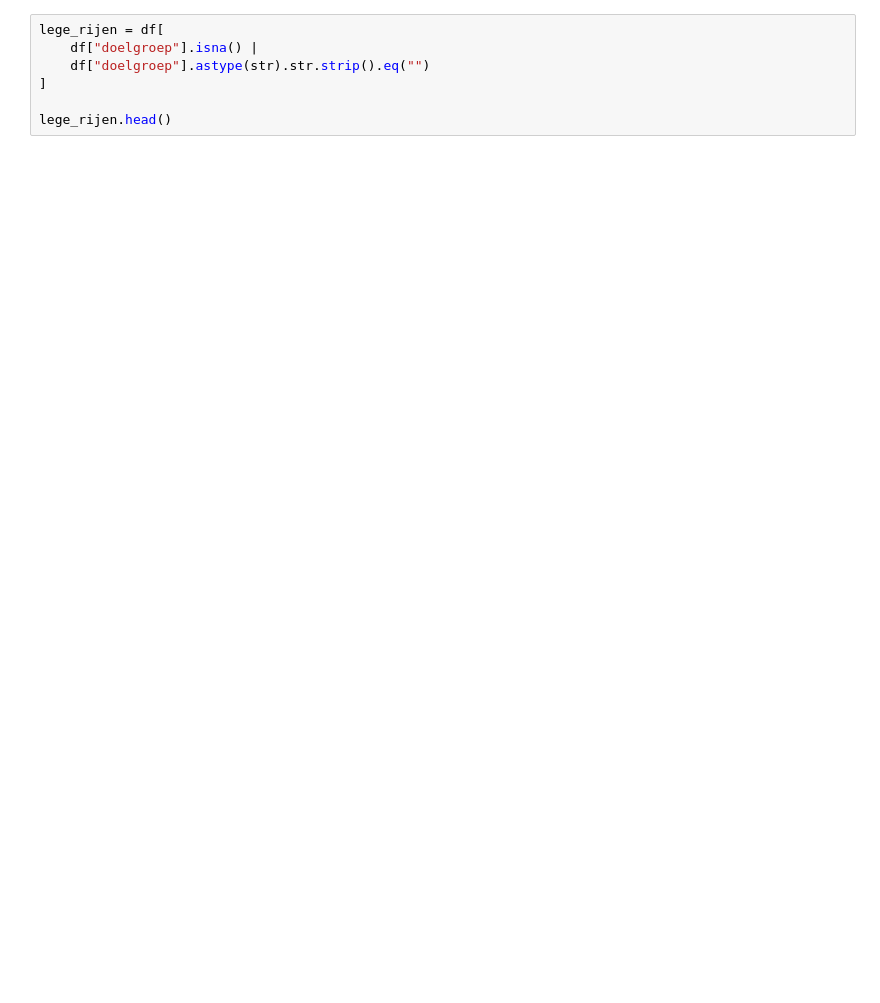
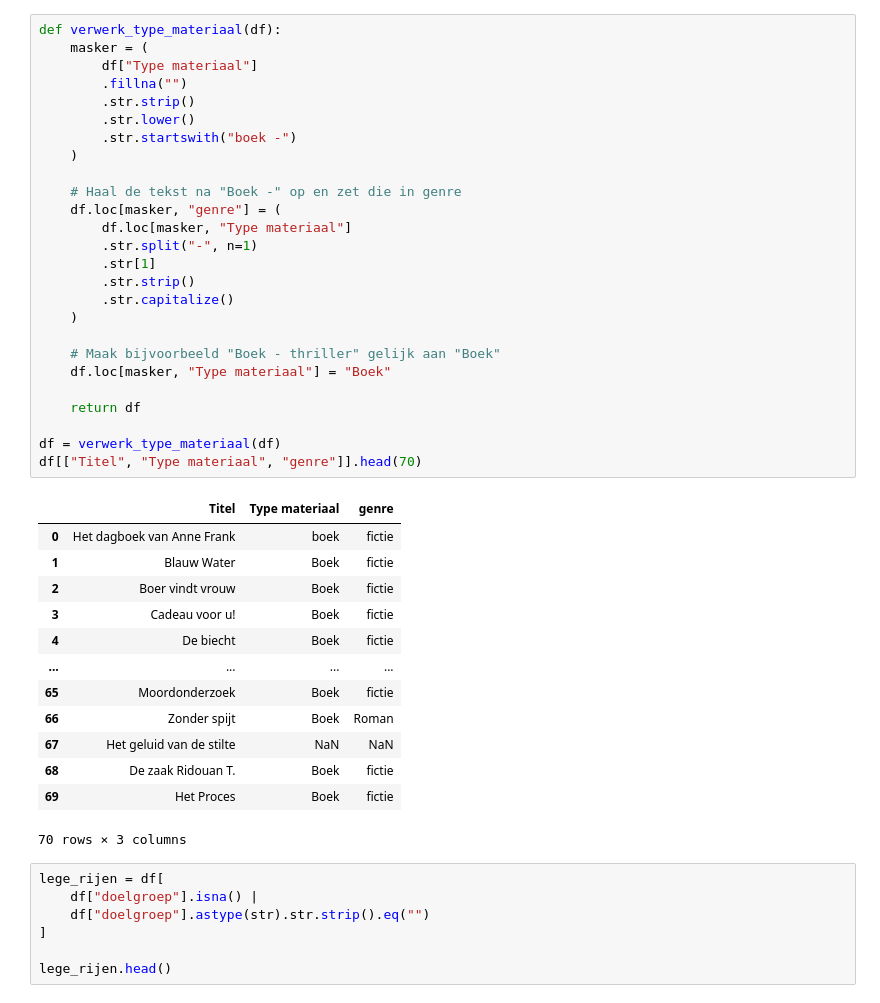
Before and after one commit to Adoow14/LU2_AI, a Jupyter notebook: AI_Prototype_LU2.ipynb, the cells around one changed output. Drawn from its saved outputs; the diff is of its cells as text; blank space fills up the shorter version.

```diff
--- a/AI_Prototype_LU2.ipynb
+++ b/AI_Prototype_LU2.ipynb
@@ -315,6 +205,46 @@ df.iloc[156:158]
 |  | Titel | Auteur | Korte omschrijving | Type materiaal | Niveau | genre | trefwoorden | taal | ... |
 | 156 | Tekorten zorgpersoneel nemen snel... | NOS | Zorg, arbeidsmarkt | online artikel | 3F | informatief | NaN | Nederlands | ... |
 | 157 | Nieuwe generatie fysiotherapeuten... | Sander Zurhake (NOS) | Fysiotherapie, zorg | online artikel | 3F | informatief | NaN | Nederlands | ... |
+# %%
+def verwerk_type_materiaal(df):
+    masker = (
+        df["Type materiaal"]
+        .fillna("")
+        .str.strip()
+        .str.lower()
+        .str.startswith("boek -")
+    )
+
+    # Haal de tekst na "Boek -" op en zet die in genre
+    df.loc[masker, "genre"] = (
+        df.loc[masker, "Type materiaal"]
+        .str.split("-", n=1)
+        .str[1]
+        .str.strip()
+        .str.capitalize()
+    )
+
+    # Maak bijvoorbeeld "Boek - thriller" gelijk aan "Boek"
+    df.loc[masker, "Type materiaal"] = "Boek"
+
+    return df
+
+df = verwerk_type_materiaal(df)
+df[["Titel", "Type materiaal", "genre"]].head(70)
+# %% [output]
+|  | Titel | Type materiaal | genre |
+| 0 | Het dagboek van Anne Frank | boek | fictie |
+| 1 | Blauw Water | Boek | fictie |
+| 2 | Boer vindt vrouw | Boek | fictie |
+| 3 | Cadeau voor u! | Boek | fictie |
+| 4 | De biecht | Boek | fictie |
+| ... | ... | ... | ... |
+| 65 | Moordonderzoek | Boek | fictie |
+| 66 | Zonder spijt | Boek | Roman |
+| 67 | Het geluid van de stilte | NaN | NaN |
+| 68 | De zaak Ridouan T. | Boek | fictie |
+| 69 | Het Proces | Boek | fictie |
+70 rows × 3 columns
 # %%
 lege_rijen = df[
     df["doelgroep"].isna() |
```
Also changed, not shown: parts of 12 cells of this notebook, 2 other files.
